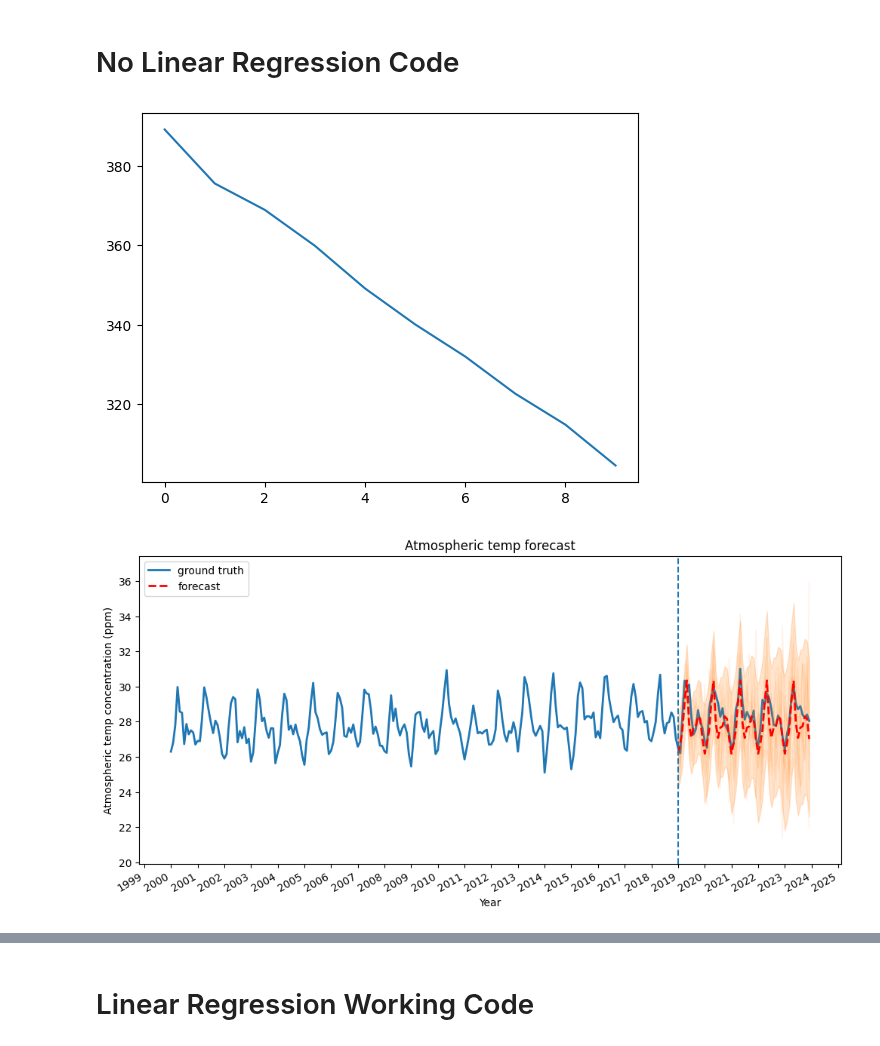
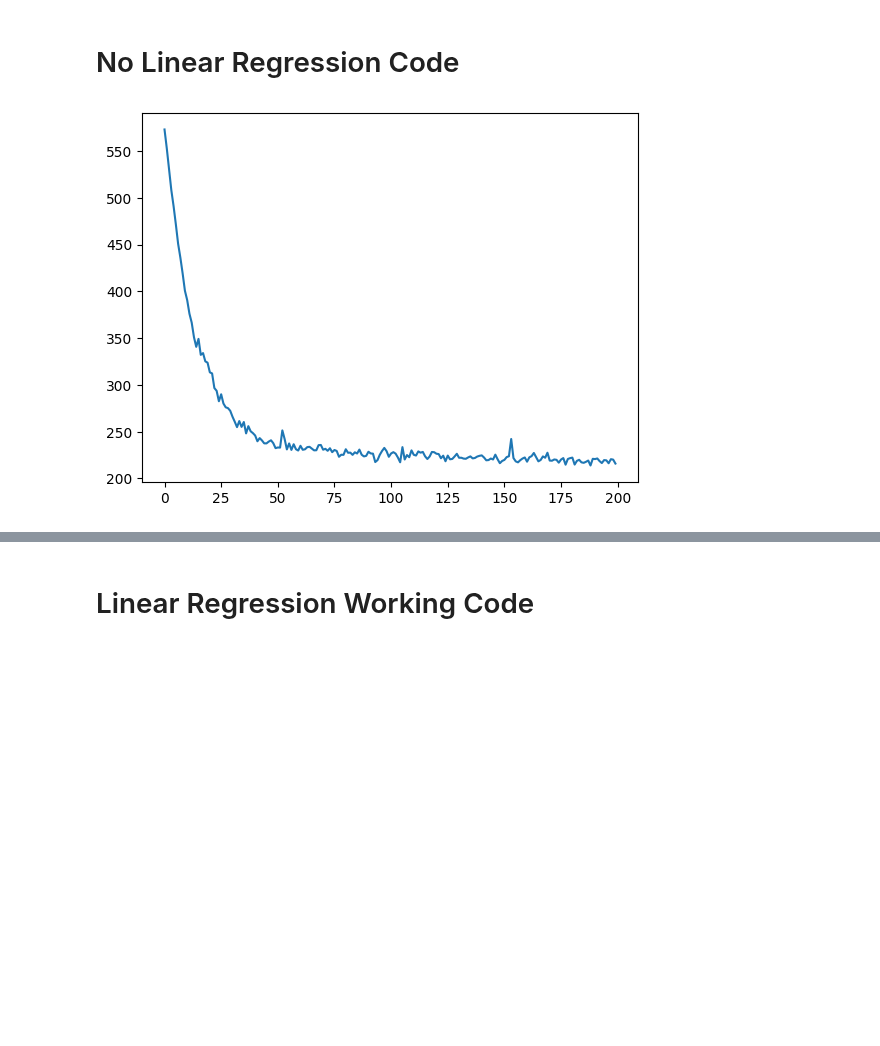
Before and after one commit to alaricespina/Thesis-Repository, a Jupyter notebook: Auto Regressive Ensemble Modelling/STS_Temeprature_Inline.ipynb, the cells around one changed output, grey strips where cells are left out. Drawn from its saved outputs; the diff is of its cells as text; code cells hidden in the pictures; blank space fills up the shorter version.

Commit message:
Have to Finalize Models

```diff
--- a/Auto Regressive Ensemble Modelling/STS_Temeprature_Inline.ipynb
+++ b/Auto Regressive Ensemble Modelling/STS_Temeprature_Inline.ipynb
@@ -73,65 +106,48 @@ df["MonthYear"] = df["Year"] * 10_000 + df["Month"]
 mm_df = df.groupby(by="MonthYear").mean(numeric_only = True)["temp"]
 temp_by_month = mm_df.to_numpy()
 
 num_forecast_steps = 12 * 5
 temp_by_month_training_data = temp_by_month[:-num_forecast_steps]
 
 temp_dates = np.arange("2000-01", "2024-01", dtype="datetime64[M]")
 temp_loc = mdates.YearLocator(1) # Every Year
 temp_fmt = mdates.DateFormatter('%Y')
 
 # Model Definition
-# trend = sts.SemiLocalLinearTrend(observed_time_series = temp_by_month_training_data)
-seasonal = sts.Seasonal(num_seasons = 12, observed_time_series = temp_by_month_training_data)
+trend = sts.LocalLinearTrend(observed_time_series = temp_by_month_training_data, name = "Linear Trend")
+seasonal1 = sts.Seasonal(num_seasons = 24, observed_time_series = temp_by_month_training_data, name = "Yearly Trend")
+seasonal2 = sts.Seasonal(num_seasons = 12, observed_time_series = temp_by_month_training_data, name = "Bi - Yearly Trend")
+seasonal3 = sts.Seasonal(num_seasons = 8, observed_time_series = temp_by_month_training_data, name = "Quarter - Yearly Trend")
+# seasonal4 = sts.Seasonal(num_seasons = , observed_time_series = temp_by_month_training_data, name = "Monthly Trend")
+autoReg = sts.AutoregressiveIntegratedMovingAverage(
+    ar_order = 2,
+    ma_order = 3,
+    observed_time_series = temp_by_month_training_data
+)
 
 total_model = [
-    # trend,
-    seasonal
+    trend,
+    # seasonal1,
+    seasonal2,
+    # seasonal3,
+    # seasonal4,
+    autoReg
 ]
 
 temp_model = sts.Sum(total_model, observed_time_series = temp_by_month_training_data)
 
 variational_posteriors = tfp.sts.build_factored_surrogate_posterior(model = temp_model)
-num_variational_steps = int(10)
+num_variational_steps = int(200)
 
 elbo_loss_curve = tfp.vi.fit_surrogate_posterior(
     target_log_prob_fn=temp_model.joint_distribution(
         observed_time_series=temp_by_month_training_data).log_prob,
     surrogate_posterior=variational_posteriors,
     optimizer=tf_keras.optimizers.Adam(learning_rate=0.1),
     num_steps=num_variational_steps,
     jit_compile=True)
 
 plt.plot(elbo_loss_curve)
 plt.show()
-
-q_samples_temp_ = variational_posteriors.sample(50)
-
-temp_forecast_dist = tfp.sts.forecast(
-    temp_model,
-    observed_time_series=temp_by_month_training_data,
-    parameter_samples=q_samples_temp_,
-    num_steps_forecast=num_forecast_steps)
-
-num_samples=10
-
-temp_forecast_mean, temp_forecast_scale, temp_forecast_samples = (
-    temp_forecast_dist.mean().numpy()[..., 0],
-    temp_forecast_dist.stddev().numpy()[..., 0],
-    temp_forecast_dist.sample(num_samples).numpy()[..., 0])
-
-fig, ax = plot_forecast(
-    temp_dates, temp_by_month,
-    temp_forecast_mean, temp_forecast_scale, temp_forecast_samples,
-    x_locator=temp_loc,
-    x_formatter=temp_fmt,
-    title="Atmospheric temp forecast")
-
-ax.axvline(temp_dates[-num_forecast_steps], linestyle="--")
-ax.legend(loc="upper left")
-ax.set_ylabel("Atmospheric temp concentration (ppm)")
-ax.set_xlabel("Year")
-fig.autofmt_xdate()
 # %% [output]
-[figure, old version]
+[figure, new version]
-[figure, removed]
```
Also changed, not shown: parts of 17 cells of this notebook, 1 other file.
